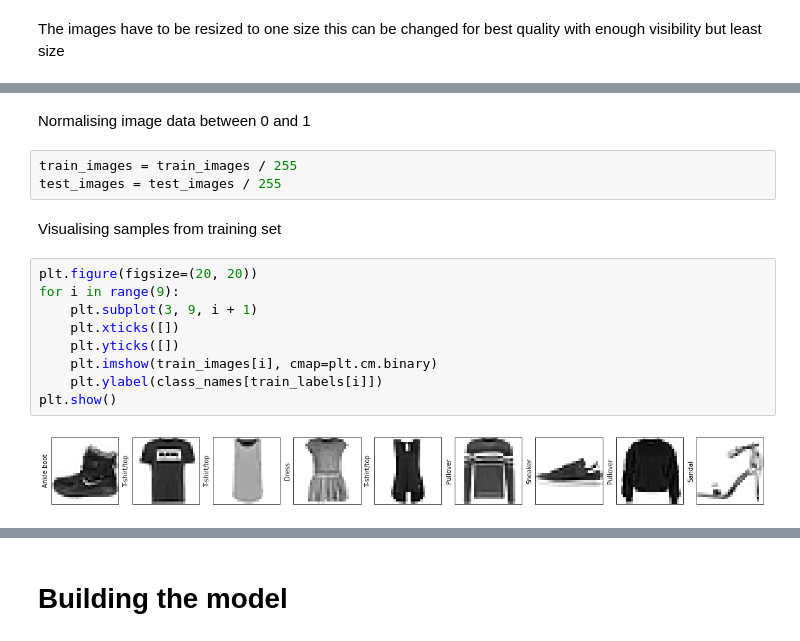
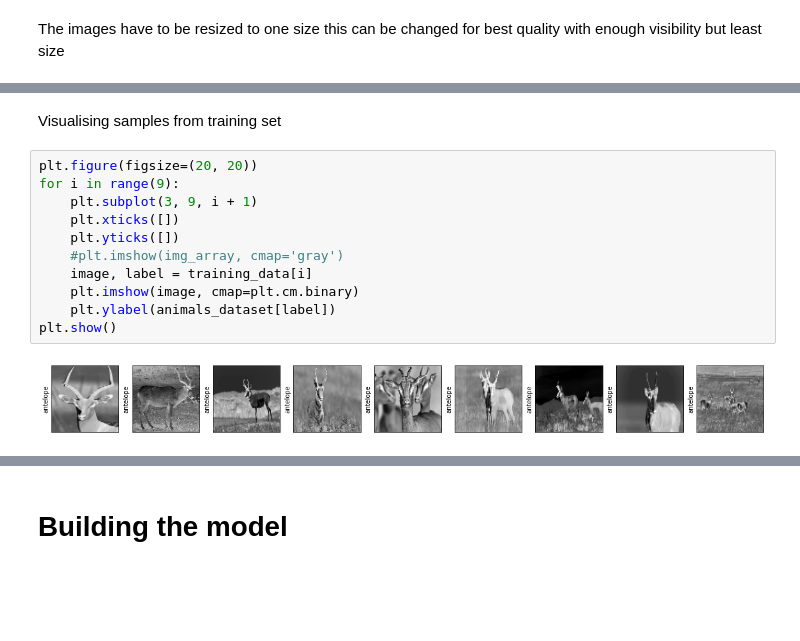
Before and after one commit to arnoldazeem/Animal_Classification, a Jupyter notebook: Clothes Image Classification.ipynb, the cells around one changed output, grey strips where cells are left out. Cells and saved outputs as stored; diff of their text form; blank space fills up the shorter version.

Commit message:
update with training

```diff
--- a/Clothes Image Classification.ipynb
+++ b/Clothes Image Classification.ipynb
@@ -147,18 +83,15 @@ print(animals_Labels)
-# %% [markdown]
-Normalising image data between 0 and 1
-# %%
-train_images = train_images / 255
-test_images = test_images / 255
 # %% [markdown]
 Visualising samples from training set
 # %%
 plt.figure(figsize=(20, 20))
 for i in range(9):
     plt.subplot(3, 9, i + 1)
     plt.xticks([])
     plt.yticks([])
-    plt.imshow(train_images[i], cmap=plt.cm.binary)
-    plt.ylabel(class_names[train_labels[i]])
+    #plt.imshow(img_array, cmap='gray')
+    image, label = training_data[i]
+    plt.imshow(image, cmap=plt.cm.binary)
+    plt.ylabel(animals_dataset[label])
 plt.show()
 # %% [output]
-[figure, old version]
+[figure, new version]
```
Also changed, not shown: parts of 35 cells of this notebook.
